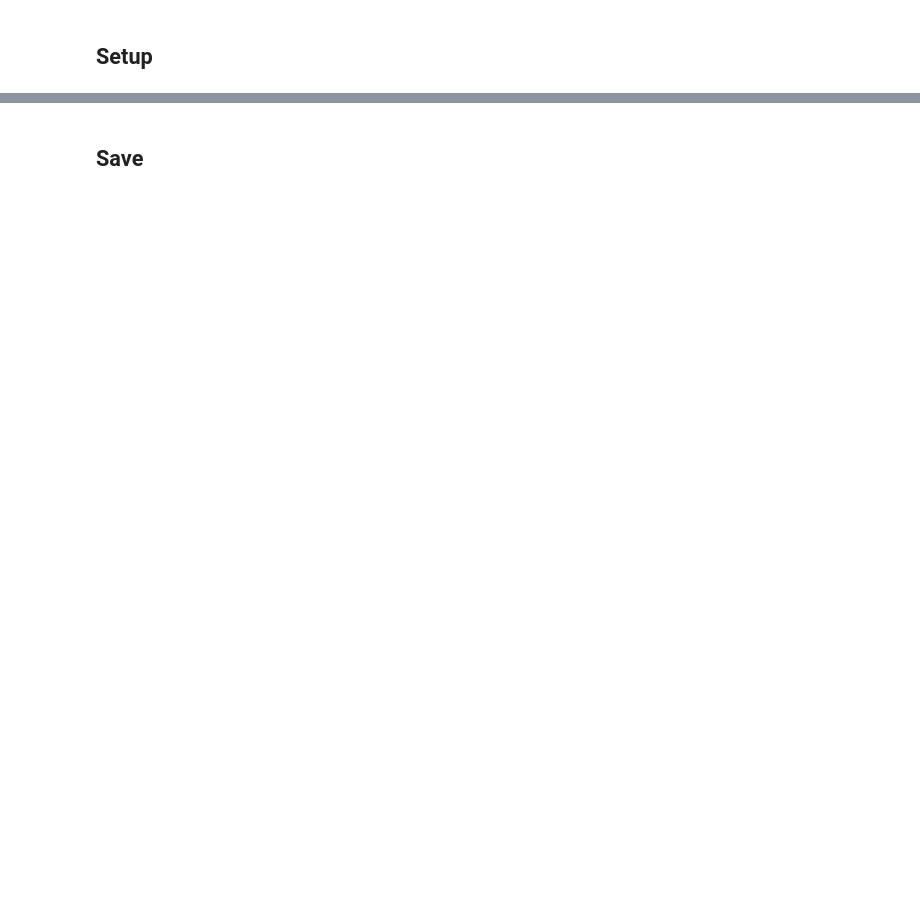
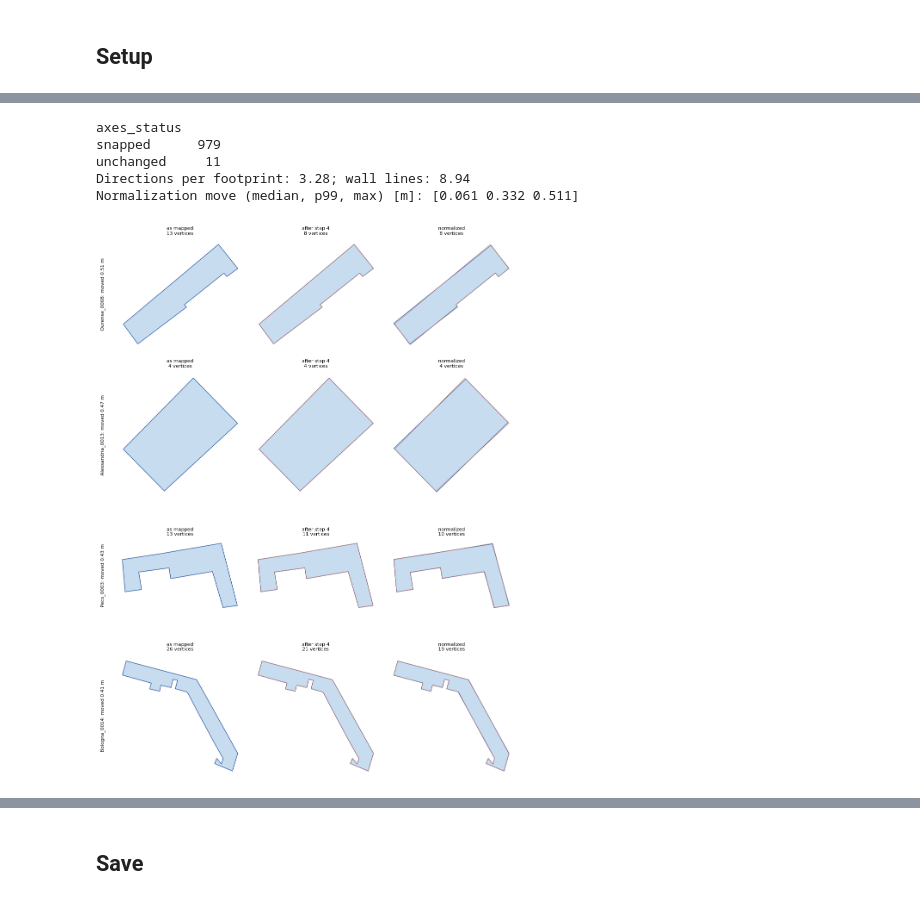
Before and after one commit to adalach/ConvexDecomp, a Jupyter notebook: notebooks/OSM_1_Preprocessing.ipynb, the cells around one changed output, grey strips where cells are left out. Saved outputs shown, nothing was run; the diff lists cells and outputs as text; code cells hidden in the pictures; blank space fills up the shorter version.

```diff
--- a/notebooks/OSM_1_Preprocessing.ipynb
+++ b/notebooks/OSM_1_Preprocessing.ipynb
@@ -117,0 +216,16 @@ Every check of `config/checks.json` on the normalized footprint (step 7).
+# %%
+print(gdf['axes_status'].value_counts().to_string())
+print(f"Directions per footprint: {gdf['n_directions'].mean():.2f}; wall lines: {gdf['n_wall_lines'].mean():.2f}")
+gdf['norm_move_m'] = [before.hausdorff_distance(after) for before, after in zip(gdf['geom_local_thin'], gdf['geom_local'])]
+print('Normalization move (median, p99, max) [m]:', np.round(gdf['norm_move_m'].quantile([0.5, 0.99, 1.0]).to_numpy(), 3))
+moved = gdf.nlargest(N_EXAMPLES, 'norm_move_m')['sample_id']
+fig = plot_footprint_stages(gdf, moved,
+                            {'geom_local_raw': 'as mapped', 'geom_local_thin': 'after step 4', 'geom_local': 'normalized'},
+                            title_fn=lambda row: f"{row.name}: moved {row['norm_move_m']:.2f} m")
+# %% [output]
+axes_status
+snapped      979
+unchanged     11
+Directions per footprint: 3.28; wall lines: 8.94
+Normalization move (median, p99, max) [m]: [0.061 0.332 0.511]
+[figure, added]
```
Also changed, not shown: parts of 31 cells of this notebook, 3 other files.
